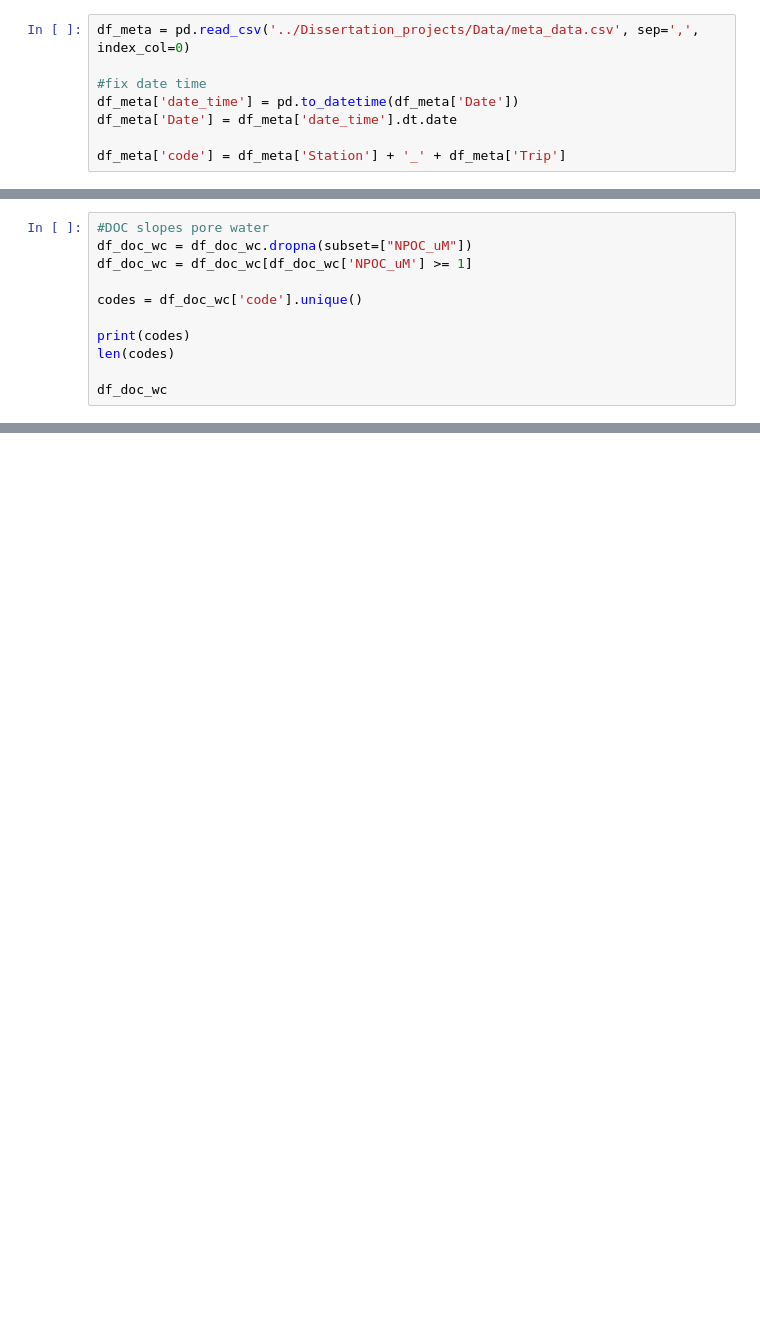
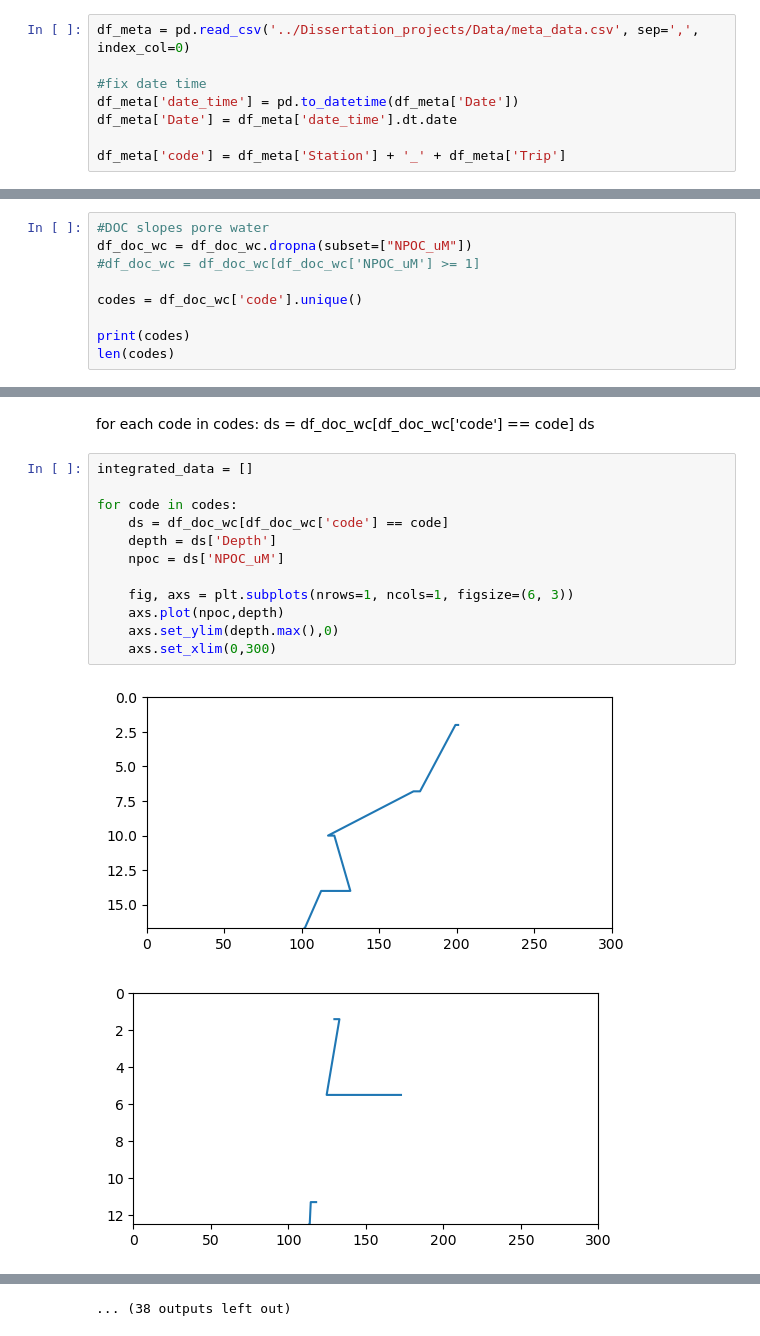
Before and after one commit to Hanna-the-explorer/Data_codes, a Jupyter notebook: Water_colum_DOC_inventory.ipynb, the cells around one changed output, grey strips where cells are left out. Drawn from its saved outputs; the diff is of its cells as text; blank space fills up the shorter version.

```diff
--- a/Water_colum_DOC_inventory.ipynb
+++ b/Water_colum_DOC_inventory.ipynb
@@ -85,14 +81,12 @@ df_doc_wc
 # %%
 #DOC slopes pore water
 df_doc_wc = df_doc_wc.dropna(subset=["NPOC_uM"])
-df_doc_wc = df_doc_wc[df_doc_wc['NPOC_uM'] >= 1]
+#df_doc_wc = df_doc_wc[df_doc_wc['NPOC_uM'] >= 1]
 
 codes = df_doc_wc['code'].unique()
 
 print(codes)
 len(codes)
-
-df_doc_wc
 # %% [output]
 ['St.MK_GOM2021' 'St.5B_GOM2021' 'St.4_GOM2021' 'St.14_GOM2021'
  'St.9_GOM2021' 'St.13_GOM2021' 'St.2_GOM2021' 'St.15_GOM2021'
@@ -122,0 +105,19 @@ df_doc_wc
+# %% [markdown]
+for each code in codes:
+    ds = df_doc_wc[df_doc_wc['code'] == code]
+    ds
+# %%
+integrated_data = []
+
+for code in codes:
+    ds = df_doc_wc[df_doc_wc['code'] == code]
+    depth = ds['Depth']
+    npoc = ds['NPOC_uM']
+
+    fig, axs = plt.subplots(nrows=1, ncols=1, figsize=(6, 3))
+    axs.plot(npoc,depth)
+    axs.set_ylim(depth.max(),0)
+    axs.set_xlim(0,300)
+# %% [output]
+[figure, added]
+[figure, added]
@@ -122,0 +134 @@ df_doc_wc
+... (38 outputs left out)
```
Also changed, not shown: parts of 9 cells of this notebook, 2 other files.
